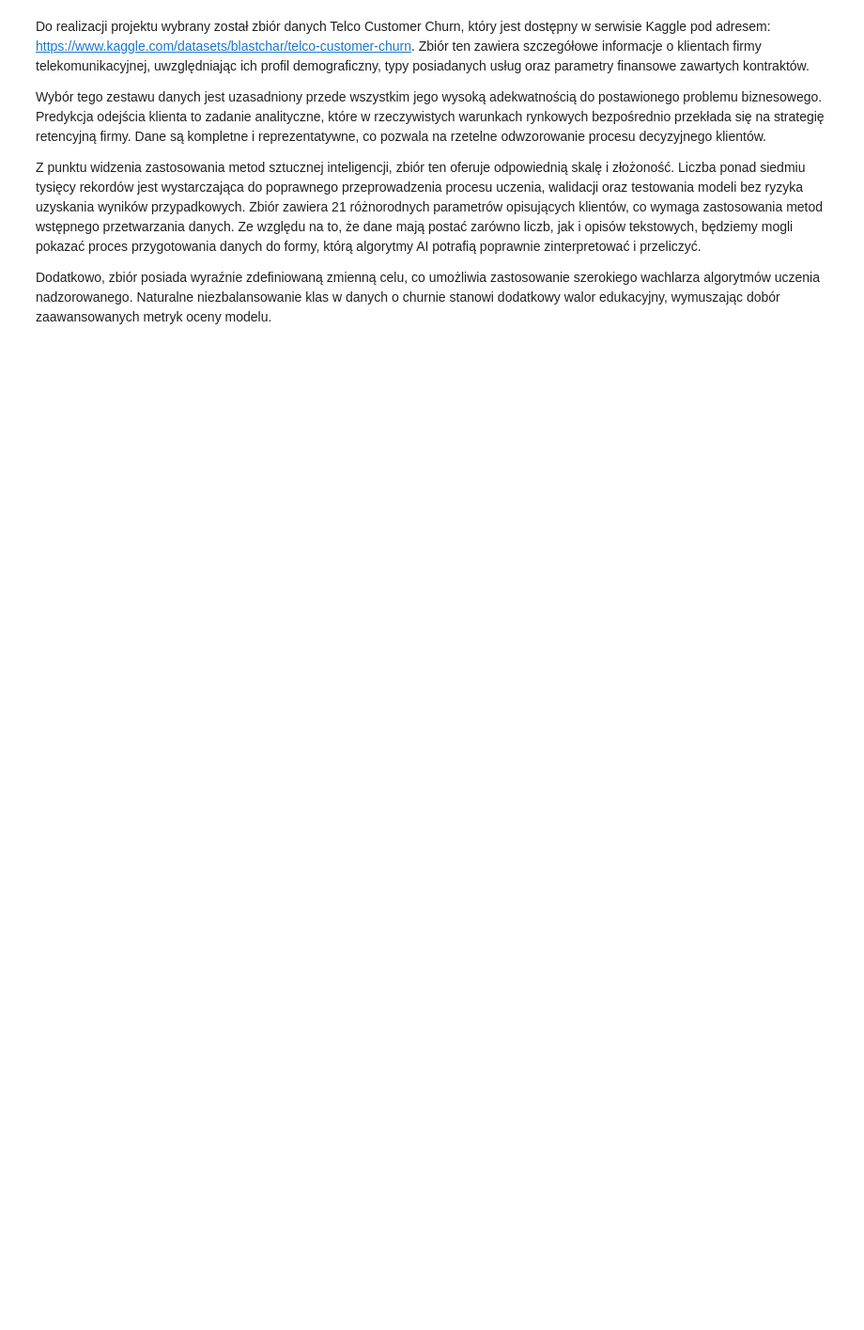
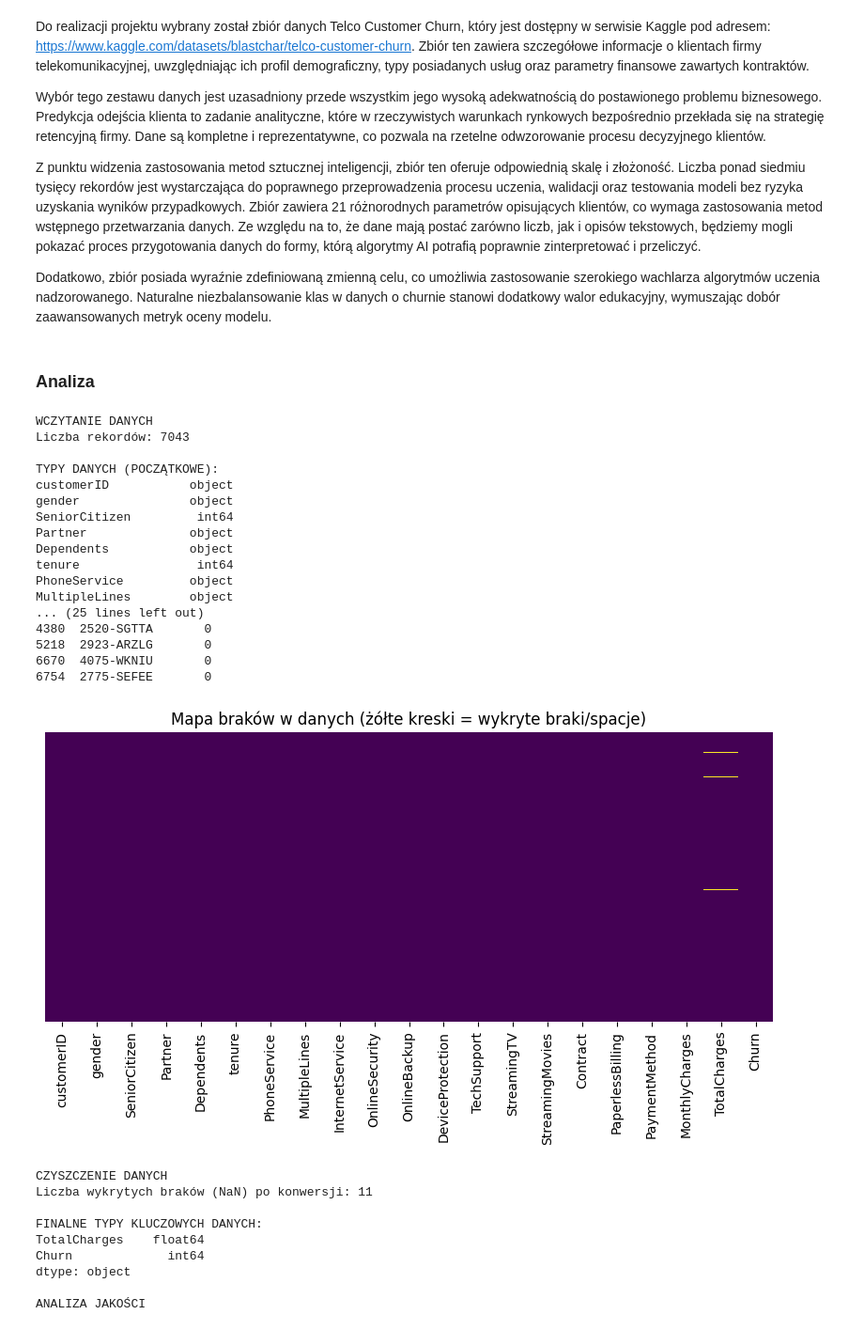
Before and after one commit to Pioxe/PMiNA, a Jupyter notebook: main.ipynb, the cells around one changed output. Shown at 94% size. Cells and saved outputs as stored; diff of their text form; code cells hidden in the pictures; blank space fills up the shorter version.

Commit message:
Funkcje: wczytywania danych, wstepnej analizy, wykresy. Analiza w jupiternotebook

```diff
--- a/main.ipynb
+++ b/main.ipynb
@@ -10,3 +10,40 @@ Wybór tego zestawu danych jest uzasadniony przede wszystkim jego wysoką adekwa
 Z punktu widzenia zastosowania metod sztucznej inteligencji, zbiór ten oferuje odpowiednią skalę i złożoność. Liczba ponad siedmiu tysięcy rekordów jest wystarczająca do poprawnego przeprowadzenia procesu uczenia, walidacji oraz testowania modeli bez ryzyka uzyskania wyników przypadkowych. Zbiór zawiera 21 różnorodnych parametrów opisujących klientów, co wymaga zastosowania metod wstępnego przetwarzania danych. Ze względu na to, że dane mają postać zarówno liczb, jak i opisów tekstowych, będziemy mogli pokazać proces przygotowania danych do formy, którą algorytmy AI potrafią poprawnie zinterpretować i przeliczyć.
 
 Dodatkowo, zbiór posiada wyraźnie zdefiniowaną zmienną celu, co umożliwia zastosowanie szerokiego wachlarza algorytmów uczenia nadzorowanego. Naturalne niezbalansowanie klas w danych o churnie stanowi dodatkowy walor edukacyjny, wymuszając dobór zaawansowanych metryk oceny modelu.
+# %% [markdown]
+### Analiza
+# %%
+from baza import wczytanie, czyszczenie, wykresy_podstawowe, analiza_jakosci, mapa_korelacji_top12, analiza_jakosci
+df = wczytanie()
+
+analiza_jakosci(df)
+df = czyszczenie(df)
+analiza_jakosci(df)
+# %% [output]
+WCZYTANIE DANYCH
+Liczba rekordów: 7043
+
+TYPY DANYCH (POCZĄTKOWE):
+customerID           object
+gender               object
+SeniorCitizen         int64
+Partner              object
+Dependents           object
+tenure                int64
+PhoneService         object
+MultipleLines        object
+... (25 lines left out)
+4380  2520-SGTTA       0
+5218  2923-ARZLG       0
+6670  4075-WKNIU       0
+6754  2775-SEFEE       0
+[figure, added]
+CZYSZCZENIE DANYCH
+Liczba wykrytych braków (NaN) po konwersji: 11
+
+FINALNE TYPY KLUCZOWYCH DANYCH:
+TotalCharges    float64
+Churn             int64
+dtype: object
+
+ANALIZA JAKOŚCI
```
Also changed, not shown: parts of 8 cells of this notebook, 4 other files.
